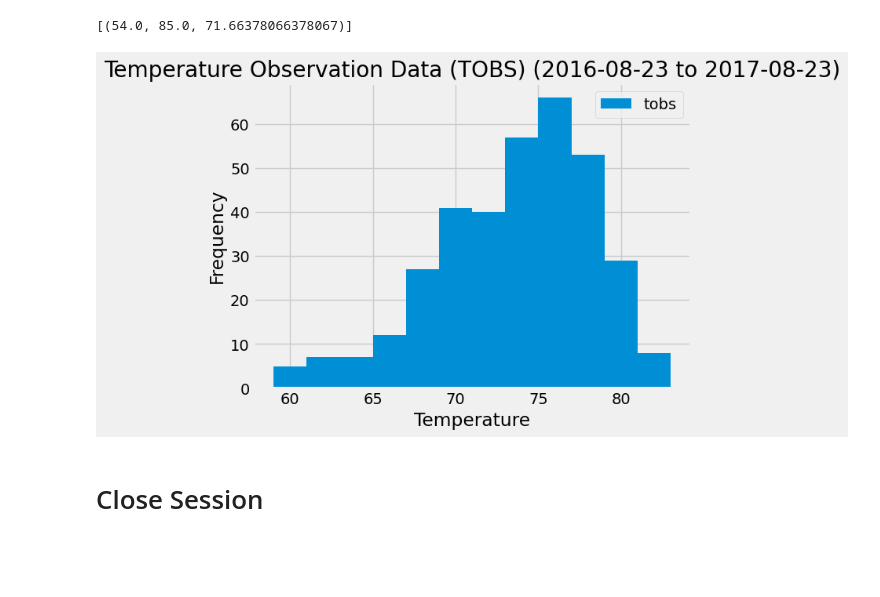
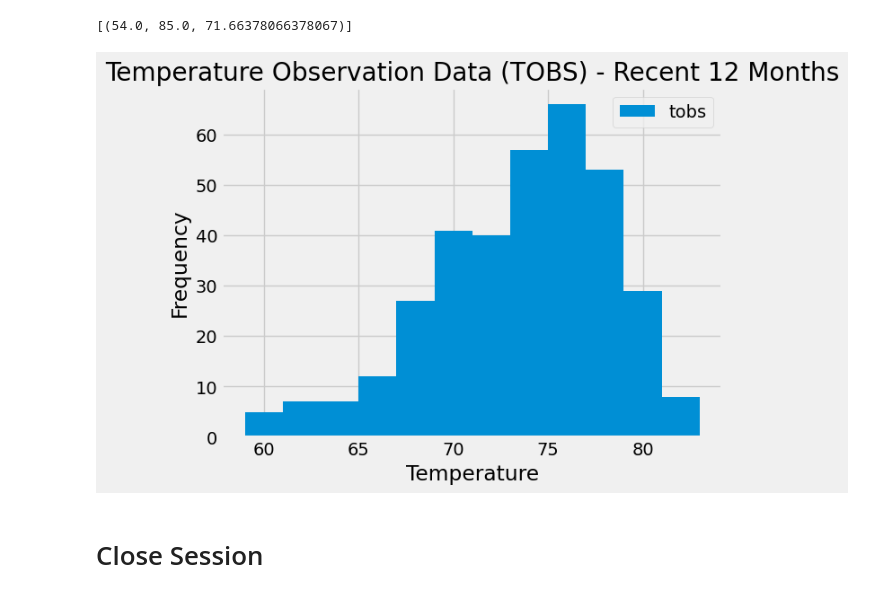
Before and after one commit to dpineda6988/sqlalchemy-challenge, a Jupyter notebook: SurfsUp/climate_starter.ipynb, the cells around one changed output. Saved outputs shown, nothing was run; the diff lists cells and outputs as text; code cells hidden in the pictures; blank space fills up the shorter version.

```diff
--- a/SurfsUp/climate_starter.ipynb
+++ b/SurfsUp/climate_starter.ipynb
@@ -130,16 +130,16 @@ active_station_temps = session.query(func.min(measurement.tobs), func.max(measur
 # %%
 # Using the most active station id
 # Query the last 12 months of temperature observation data for this station and plot the results as a histogram
 last_12month_tobs = session.query(measurement.tobs).filter(measurement.station == most_active_station_id).filter(measurement.date >= one_year_prior_date).all()
 # Store the query as a pandas DataFrame and then plot as a histogram
 last_12month_tobs_df = pd.DataFrame(last_12month_tobs)
 last_12month_tobs_df.plot(kind='hist', bins=12)
 # Add a title and label the x-axis
 plt.xlabel('Temperature')
-plt.title('Temperature Observation Data (TOBS) (2016-08-23 to 2017-08-23)')
+plt.title('Temperature Observation Data (TOBS) - Recent 12 Months')
 plt.show()
 # %% [output]
-[figure, old version]
+[figure, new version]
 # %% [markdown]
 # Close Session
 # %%
```
Also changed, not shown: parts of 4 cells of this notebook.
